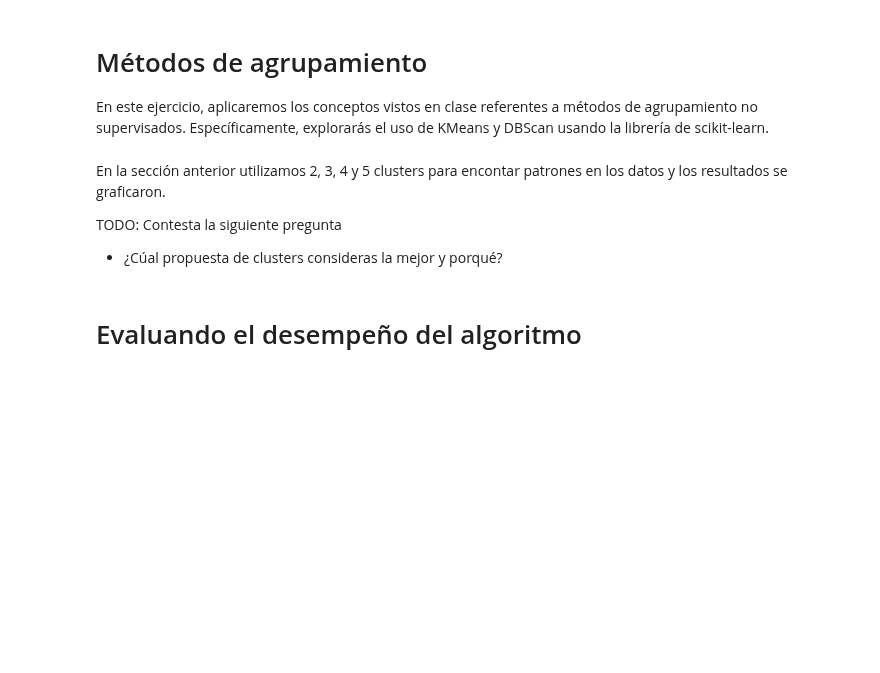
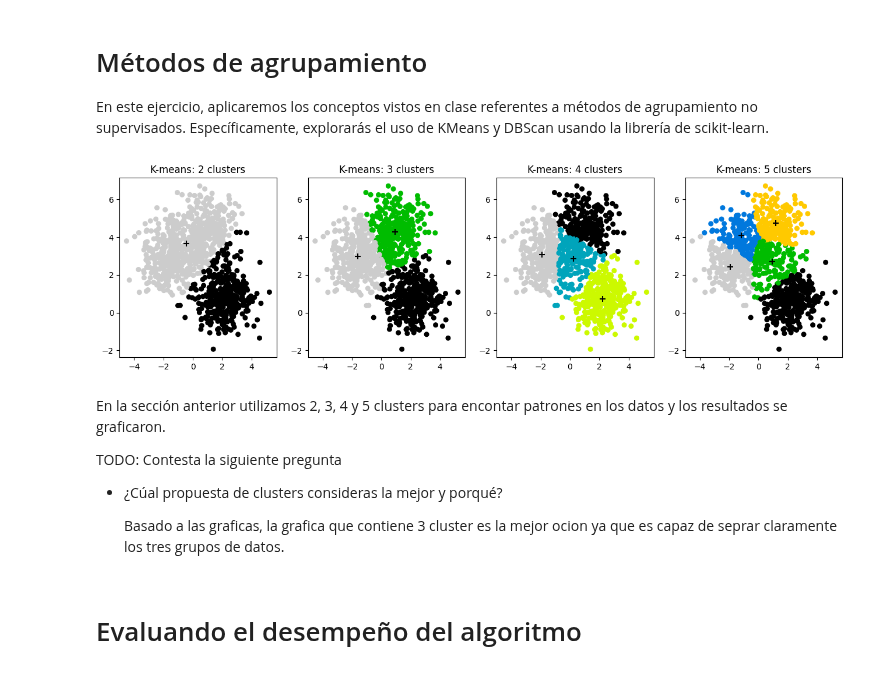
Before and after one commit to Montes000/SI23_Equipo3, a Jupyter notebook: ejercicio_4-kmeans-dbscan/ejercicio_4.ipynb, the cells around one changed output. Saved outputs shown, nothing was run; the diff lists cells and outputs as text; code cells hidden in the pictures; blank space fills up the shorter version.

```diff
--- a/ejercicio_4-kmeans-dbscan/ejercicio_4.ipynb
+++ b/ejercicio_4-kmeans-dbscan/ejercicio_4.ipynb
@@ -19,37 +19,42 @@ matplotlib.rc('image', cmap='nipy_spectral')
 # %%
 # Generaremos 3 blobs, cada uno con datos iguales. En total habran 1000 puntos distribuidos en estos blobs.
 n_samples = 1000
 X, _ = datasets.make_blobs(n_samples=n_samples, centers=3, random_state=random_state)
 
 # Utilizaremos el algoritmo de KMeans para encontrar clusters en los datos
 n_cols = 4
 n_clusters_list = [2, 3, 4, 5]
 rows = len(n_clusters_list) // n_cols
 fig, axes = plt.subplots(rows, n_cols, figsize=(4*n_cols, 4))
 axes = axes.flatten()
 for ax, n_clusters in zip(axes, n_clusters_list):
     # TODO: Encuentra los clusters utilizando el algoritmo de KMeans
     # ====== Start of solution =====
-    model = ...
+    model = KMeans(n_clusters=n_clusters, random_state=random_state)
+    model.fit(X)
     # ====== End of solution =====
     centers = model.cluster_centers_
 
     # TODO: Grafica los datos usando scatter, recuerda que X = (x, y)
     # ====== Start of solution =====
-    ax.scatter(...)
+    ax.scatter(X[:, 0], X[:, 1], c=model.labels_, s=30)
     # ====== End of solution =====
 
     # Graficamos los centroides
     ax.scatter(centers[:, 0], centers[:, 1], marker="+", s=60, c='k')
 
     ax.set_title(f"K-means: {n_clusters} clusters")
 plt.show()
+# %% [output]
+[figure, added]
 # %% [markdown]
 En la sección anterior utilizamos 2, 3, 4 y 5 clusters para encontar patrones en los datos y los resultados se graficaron.
 
 TODO: Contesta la siguiente pregunta
 
 - ¿Cúal propuesta de clusters consideras la mejor y porqué?
+
+    Basado a las graficas, la grafica que contiene 3 cluster es la mejor ocion ya que es capaz de seprar claramente los tres grupos de datos.
 # %% [markdown]
 # Evaluando el desempeño del algoritmo
 # %% [markdown]
```
Also changed, not shown: parts of 5 cells of this notebook, 1 other file.
